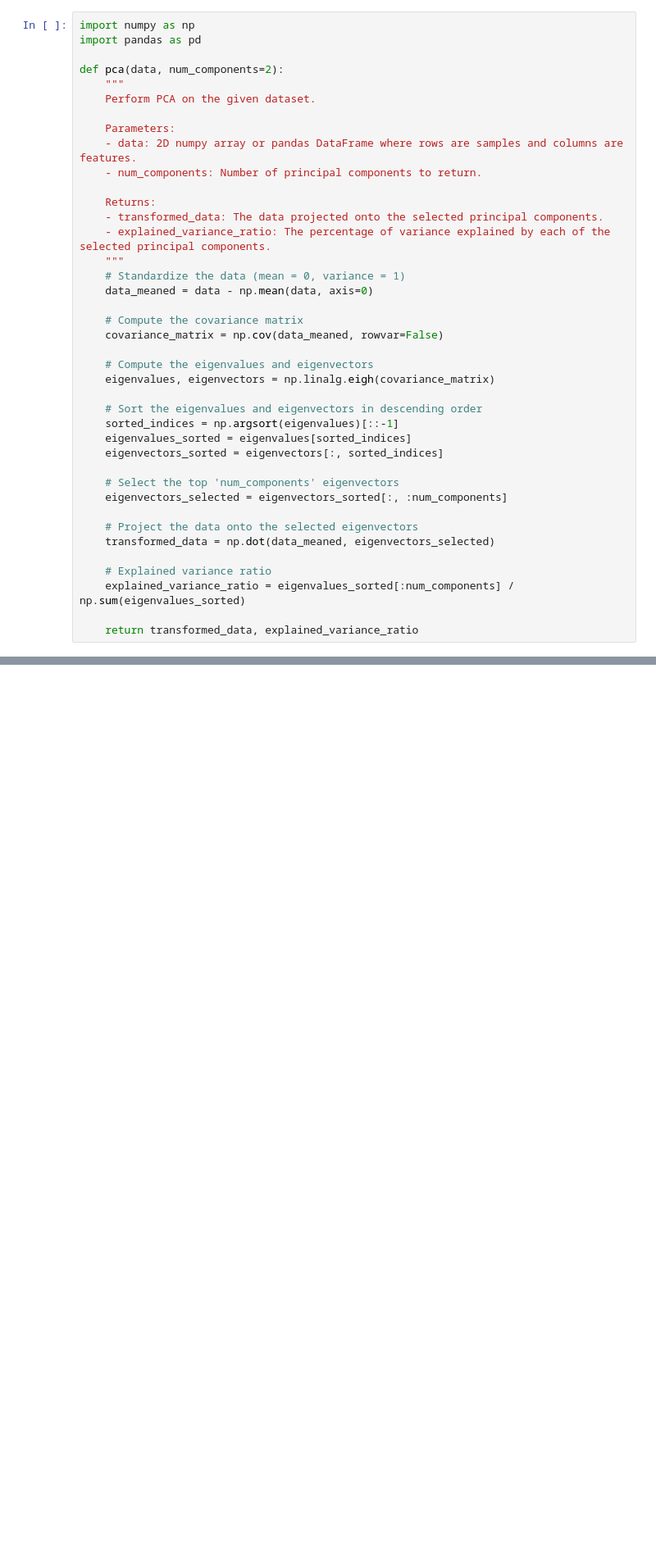
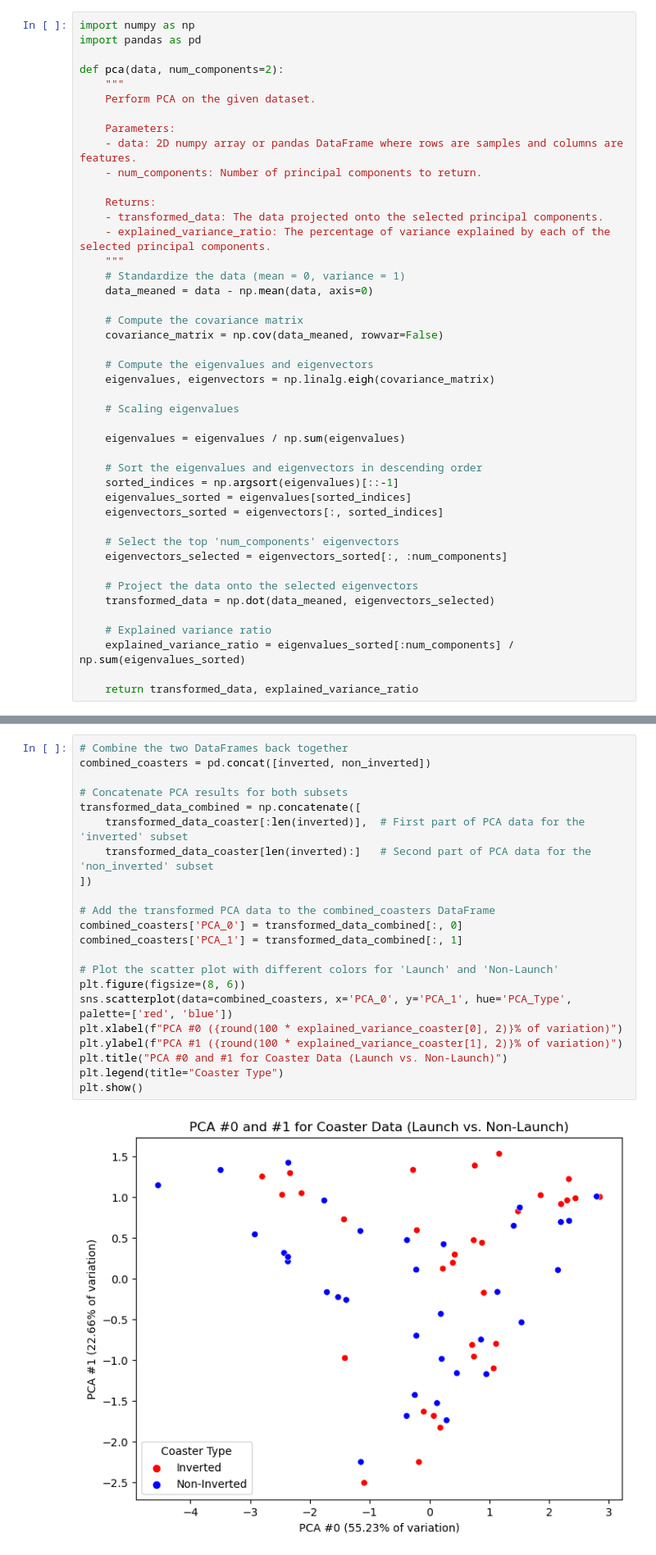
Before and after one commit to legendschwab/cmor438individual, a Jupyter notebook: Unsupervised Machine Learning/3. Dimensionality Reduction/dimredcmor438.ipynb, the cells around one changed output, grey strips where cells are left out. Shown at 82% size. Cells and saved outputs as stored; diff of their text form; blank space fills up the shorter version.

```diff
--- a/Unsupervised Machine Learning/3. Dimensionality Reduction/dimredcmor438.ipynb
+++ b/Unsupervised Machine Learning/3. Dimensionality Reduction/dimredcmor438.ipynb
@@ -29,6 +32,10 @@ def pca(data, num_components=2):
     # Compute the eigenvalues and eigenvectors
     eigenvalues, eigenvectors = np.linalg.eigh(covariance_matrix)
 
+    # Scaling eigenvalues
+
+    eigenvalues = eigenvalues / np.sum(eigenvalues)
+
     # Sort the eigenvalues and eigenvectors in descending order
     sorted_indices = np.argsort(eigenvalues)[::-1]
     eigenvalues_sorted = eigenvalues[sorted_indices]
@@ -48,0 +124,24 @@ def pca(data, num_components=2):
+# %%
+# Combine the two DataFrames back together
+combined_coasters = pd.concat([inverted, non_inverted])
+
+# Concatenate PCA results for both subsets
+transformed_data_combined = np.concatenate([
+    transformed_data_coaster[:len(inverted)],  # First part of PCA data for the 'inverted' subset
+    transformed_data_coaster[len(inverted):]   # Second part of PCA data for the 'non_inverted' subset
+])
+
+# Add the transformed PCA data to the combined_coasters DataFrame
+combined_coasters['PCA_0'] = transformed_data_combined[:, 0]
+combined_coasters['PCA_1'] = transformed_data_combined[:, 1]
+
+# Plot the scatter plot with different colors for 'Launch' and 'Non-Launch'
+plt.figure(figsize=(8, 6))
+sns.scatterplot(data=combined_coasters, x='PCA_0', y='PCA_1', hue='PCA_Type', palette=['red', 'blue'])
+plt.xlabel(f"PCA #0 ({round(100 * explained_variance_coaster[0], 2)}% of variation)")
+plt.ylabel(f"PCA #1 ({round(100 * explained_variance_coaster[1], 2)}% of variation)")
+plt.title("PCA #0 and #1 for Coaster Data (Launch vs. Non-Launch)")
+plt.legend(title="Coaster Type")
+plt.show()
+# %% [output]
+[figure, added]
```
Also changed, not shown: parts of 10 cells of this notebook.
